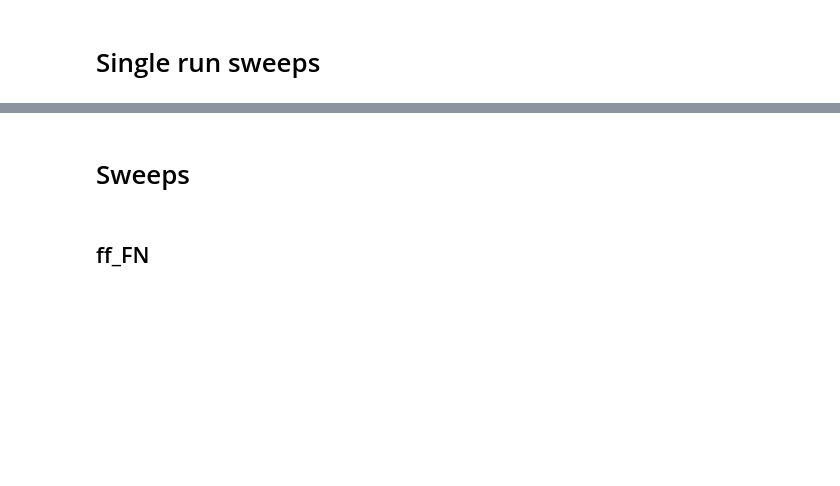
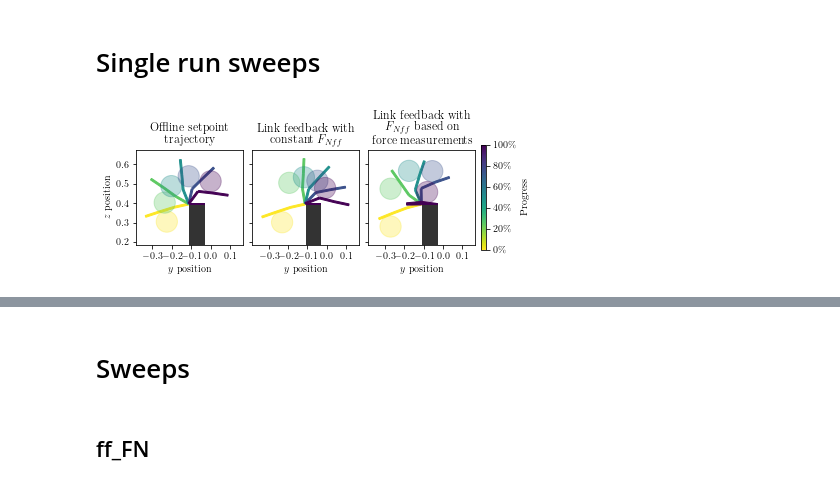
Before and after one commit to daniwhite/PaperManipulation, a Jupyter notebook: sweeps_plotter.ipynb, the cells around one changed output, grey strips where cells are left out. Drawn from its saved outputs; the diff is of its cells as text; code cells hidden in the pictures; blank space fills up the shorter version.

Commit message:
Add noise plots, and other stuff

```diff
--- a/sweeps_plotter.ipynb
+++ b/sweeps_plotter.ipynb
@@ -58,7 +58,7 @@ titles = ["Offline setpoint\ntrajectory",
           "$F_{Nff}$ based on" + "\n" +
           "force measurements"]
 cmap = plt.get_cmap("viridis_r")
-for i, (data_, title) in enumerate(zip(data['y_axis'], titles)):
+for i, (data_, title) in enumerate(zip(data['out_data'], titles)):
     start_idx = data_["any_links_in_contact_idx"]
     start_time = data_["times"][start_idx]
     end_time = data_["times"][-1]
@@ -119,31 +119,33 @@ for i, (data_, title) in enumerate(zip(data['y_axis'], titles)):
             ax.add_patch(circ)
 
     ax.set_xlabel("$y$ position")
     ax.set_aspect("equal")
     ax.title.set_text(title)
 
 # Set lims (can do at the end because sharex and sharey are true)
 min_plot_x = min_x - (max_x-min_x)*0.1
 max_plot_x = max_x + (max_x-min_x)*0.1
 min_x_tick = np.floor(min_plot_x*10)/10
 max_x_tick = np.ceil(max_plot_x*10)/10
 xticks = np.arange(min_x_tick, max_x_tick+1e-5, 0.1)
 ax.set_xticks(xticks)
 
 min_plot_y = min_y - (max_y-min_y)*0.1
 max_plot_y = max_y + (max_y-min_y)*0.1
 min_y_tick = np.floor(min_plot_y*10)/10
 max_y_tick = np.ceil(max_plot_y*10)/10
 yticks = np.arange(min_y_tick, max_y_tick+1e-5, 0.1)
 ax.set_yticks(yticks)
 ax.set_ylim(min_plot_y, max_plot_y)
 plt.xlim(min_plot_x, max_plot_x)
 cb = fig.colorbar(cm.ScalarMappable(cmap="viridis_r"), shrink=(0.5 if plot_manipulator else 0.6))
 cb.set_label("Progress")
 ticks = np.linspace(0, 100, 6)
 cb.set_ticks(ticks/100)
 cb.set_ticklabels([str(int(tick)) + "\%" for tick in ticks])
 
 fig.savefig("traj_drawings.pgf", backend="pgf")
 plt.show()
+# %% [output]
+[figure, added]
 # %%
```
Also changed, not shown: parts of 10 cells of this notebook, 10 other files.
